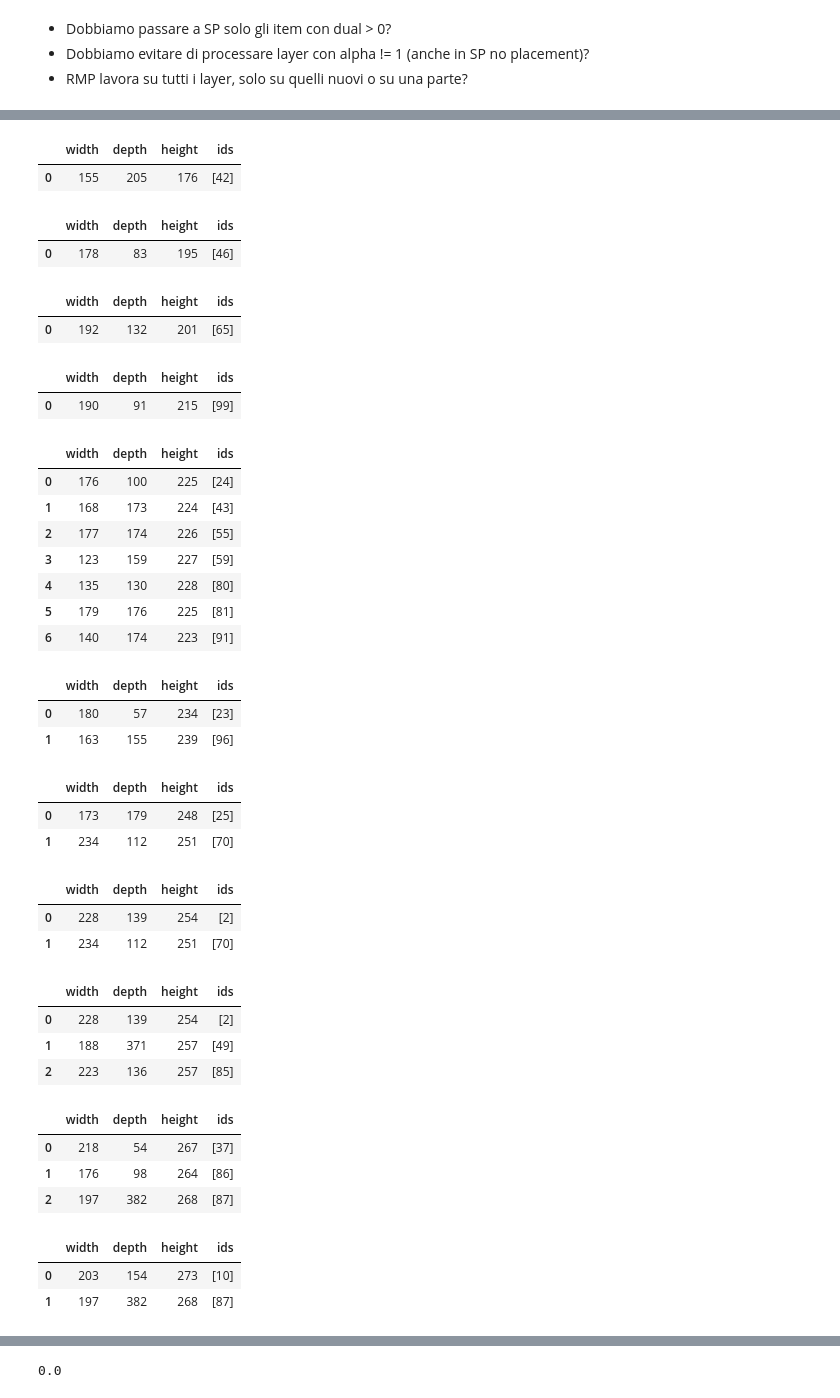
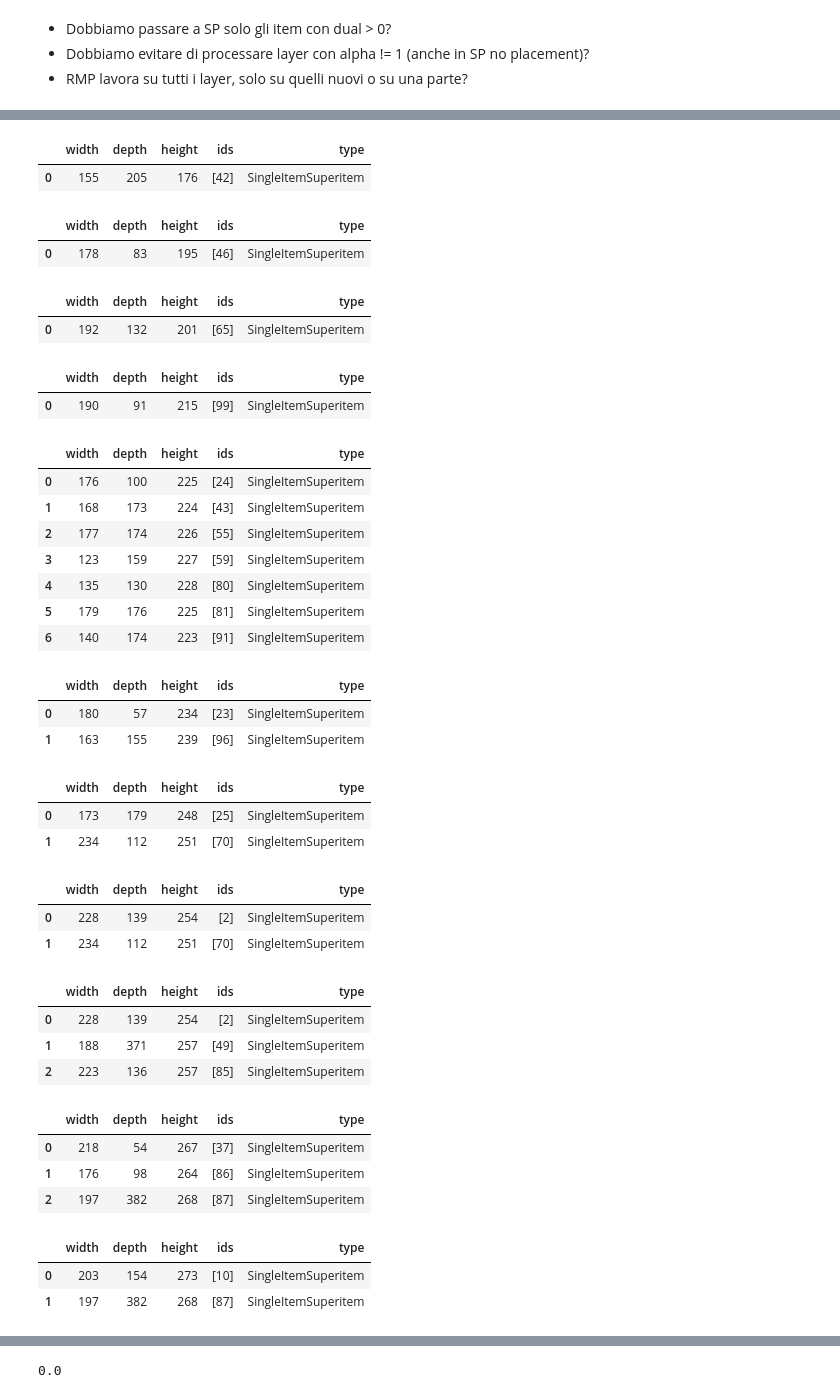
Before and after one commit to Wadaboa/3d-bpp, a Jupyter notebook: cg.ipynb, the cells around one changed output, grey strips where cells are left out. Cells and saved outputs as stored; diff of their text form; code cells hidden in the pictures.

Commit message:
add cg module / fix warm start

```diff
--- a/cg.ipynb
+++ b/cg.ipynb
@@ -79,8 +72,8 @@ order.head()
 # %% [markdown]
 ## Superitems
 # %%
-order_superitems = superitems.SuperitemPool(
+superitems_pool = superitems.SuperitemPool(
     order=order, pallet_dims=config.PALLET_DIMS, max_vstacked=4
 )
-order_superitems.to_dataframe()
+superitems_pool.to_dataframe()
 # %% [output]
@@ -424,41 +102,41 @@ def column_generation(
 # %%
-height_groups = warm_start.get_height_groups(order_superitems, height_tol=5)
+height_groups = warm_start.get_height_groups(superitems_pool, height_tol=5)
 for group in height_groups:
     display(group.to_dataframe())
 # %% [output]
-|  | width | depth | height | ids |
-| 0 | 155 | 205 | 176 | [42] |
+|  | width | depth | height | ids | type |
+| 0 | 155 | 205 | 176 | [42] | SingleItemSuperitem |
-|  | width | depth | height | ids |
-| 0 | 178 | 83 | 195 | [46] |
+|  | width | depth | height | ids | type |
+| 0 | 178 | 83 | 195 | [46] | SingleItemSuperitem |
-|  | width | depth | height | ids |
-| 0 | 192 | 132 | 201 | [65] |
+|  | width | depth | height | ids | type |
+| 0 | 192 | 132 | 201 | [65] | SingleItemSuperitem |
-|  | width | depth | height | ids |
-| 0 | 190 | 91 | 215 | [99] |
+|  | width | depth | height | ids | type |
+| 0 | 190 | 91 | 215 | [99] | SingleItemSuperitem |
-|  | width | depth | height | ids |
-| 0 | 176 | 100 | 225 | [24] |
-| 1 | 168 | 173 | 224 | [43] |
-| 2 | 177 | 174 | 226 | [55] |
-| 3 | 123 | 159 | 227 | [59] |
-| 4 | 135 | 130 | 228 | [80] |
-| 5 | 179 | 176 | 225 | [81] |
-| 6 | 140 | 174 | 223 | [91] |
+|  | width | depth | height | ids | type |
+| 0 | 176 | 100 | 225 | [24] | SingleItemSuperitem |
+| 1 | 168 | 173 | 224 | [43] | SingleItemSuperitem |
+| 2 | 177 | 174 | 226 | [55] | SingleItemSuperitem |
+| 3 | 123 | 159 | 227 | [59] | SingleItemSuperitem |
+| 4 | 135 | 130 | 228 | [80] | SingleItemSuperitem |
+| 5 | 179 | 176 | 225 | [81] | SingleItemSuperitem |
+| 6 | 140 | 174 | 223 | [91] | SingleItemSuperitem |
-|  | width | depth | height | ids |
-| 0 | 180 | 57 | 234 | [23] |
-| 1 | 163 | 155 | 239 | [96] |
+|  | width | depth | height | ids | type |
+| 0 | 180 | 57 | 234 | [23] | SingleItemSuperitem |
+| 1 | 163 | 155 | 239 | [96] | SingleItemSuperitem |
-|  | width | depth | height | ids |
-| 0 | 173 | 179 | 248 | [25] |
-| 1 | 234 | 112 | 251 | [70] |
+|  | width | depth | height | ids | type |
+| 0 | 173 | 179 | 248 | [25] | SingleItemSuperitem |
+| 1 | 234 | 112 | 251 | [70] | SingleItemSuperitem |
-|  | width | depth | height | ids |
-| 0 | 228 | 139 | 254 | [2] |
-| 1 | 234 | 112 | 251 | [70] |
+|  | width | depth | height | ids | type |
+| 0 | 228 | 139 | 254 | [2] | SingleItemSuperitem |
+| 1 | 234 | 112 | 251 | [70] | SingleItemSuperitem |
-|  | width | depth | height | ids |
-| 0 | 228 | 139 | 254 | [2] |
-| 1 | 188 | 371 | 257 | [49] |
-| 2 | 223 | 136 | 257 | [85] |
+|  | width | depth | height | ids | type |
+| 0 | 228 | 139 | 254 | [2] | SingleItemSuperitem |
+| 1 | 188 | 371 | 257 | [49] | SingleItemSuperitem |
+| 2 | 223 | 136 | 257 | [85] | SingleItemSuperitem |
-|  | width | depth | height | ids |
-| 0 | 218 | 54 | 267 | [37] |
-| 1 | 176 | 98 | 264 | [86] |
-| 2 | 197 | 382 | 268 | [87] |
+|  | width | depth | height | ids | type |
+| 0 | 218 | 54 | 267 | [37] | SingleItemSuperitem |
+| 1 | 176 | 98 | 264 | [86] | SingleItemSuperitem |
+| 2 | 197 | 382 | 268 | [87] | SingleItemSuperitem |
-|  | width | depth | height | ids |
-| 0 | 203 | 154 | 273 | [10] |
-| 1 | 197 | 382 | 268 | [87] |
+|  | width | depth | height | ids | type |
+| 0 | 203 | 154 | 273 | [10] | SingleItemSuperitem |
+| 1 | 197 | 382 | 268 | [87] | SingleItemSuperitem |
```
Also changed, not shown: parts of 14 cells of this notebook, 7 other files.
